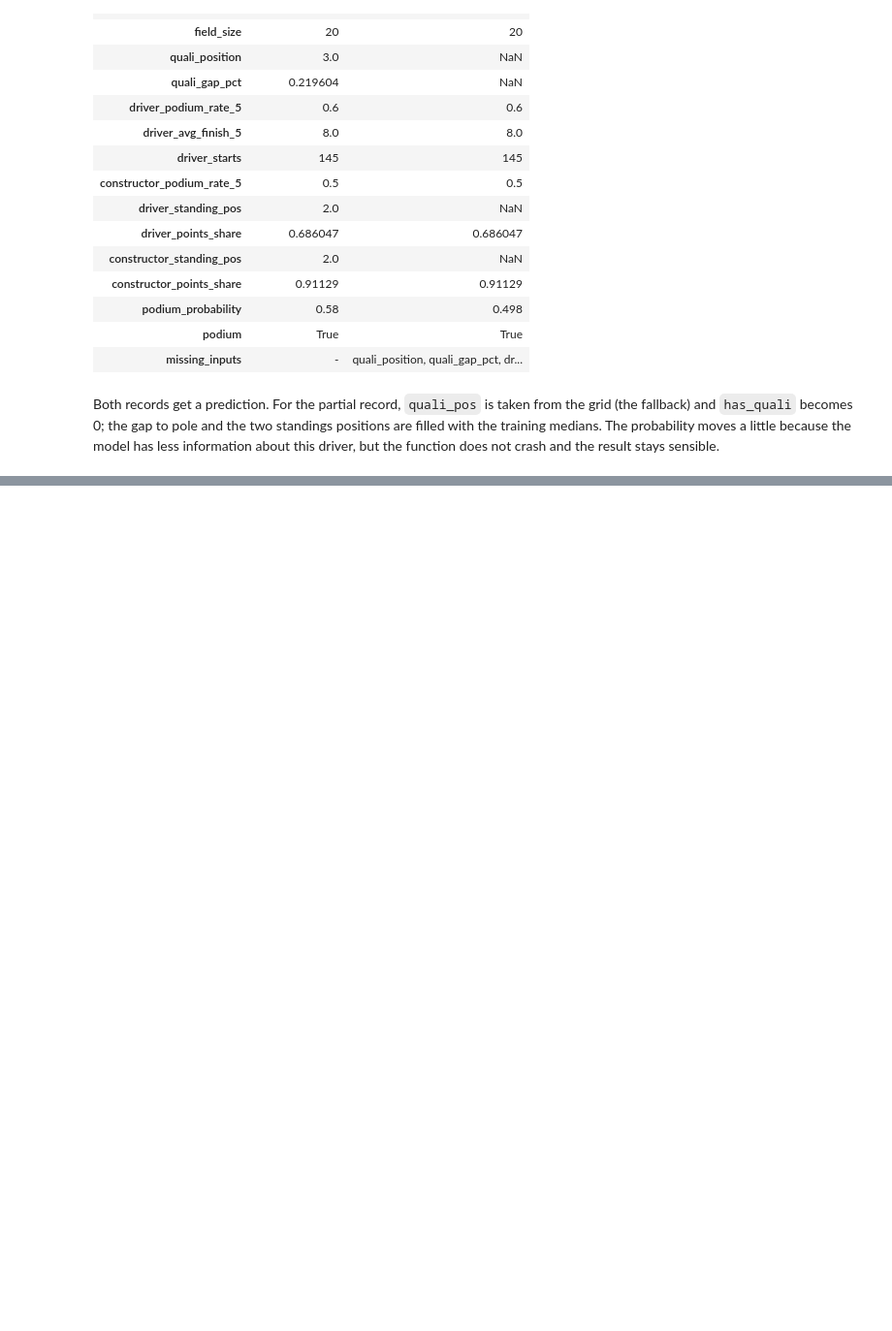
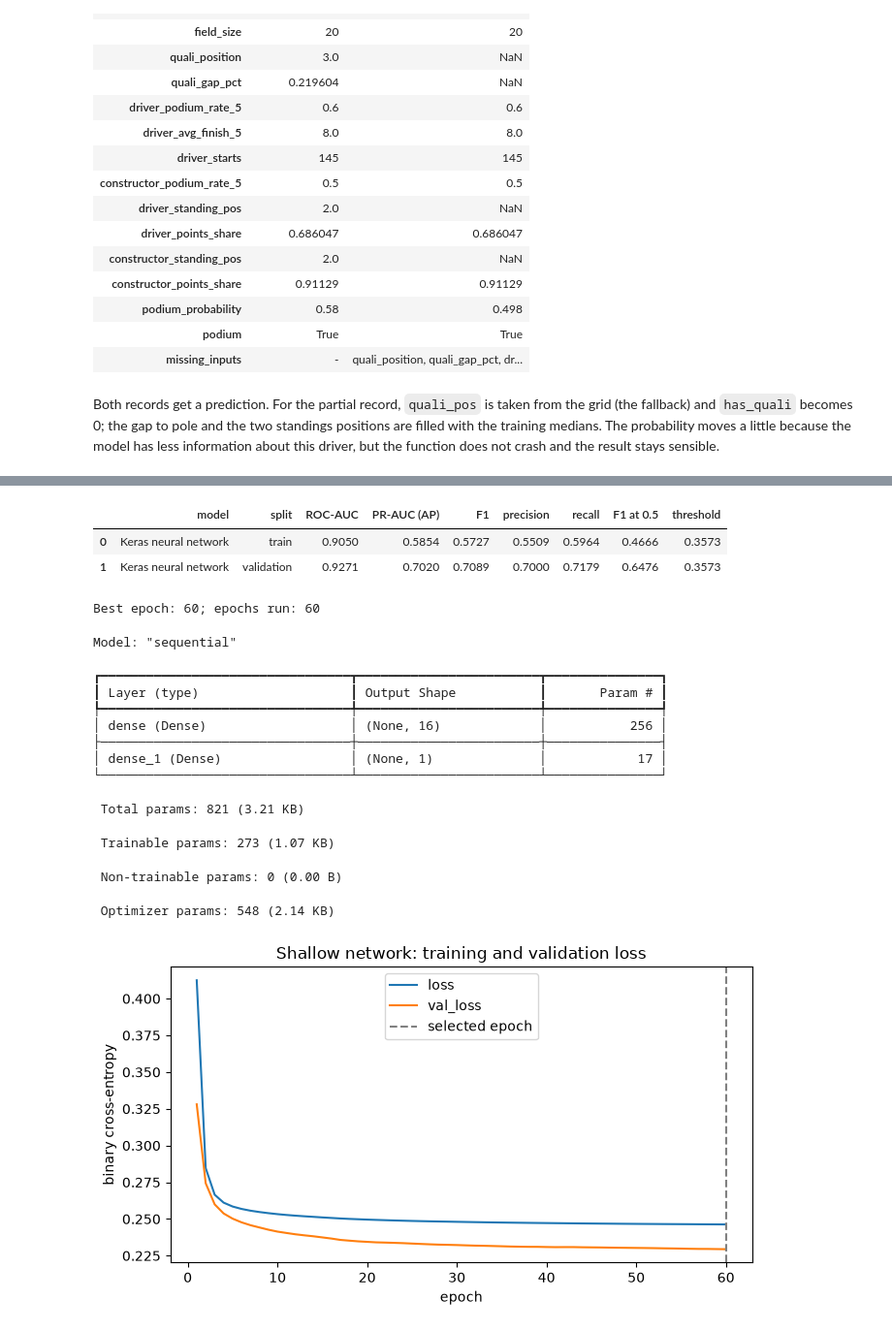
Before and after one commit to mahmoud-hatem-zaky/team47-acl-prodium-prediction, a Jupyter notebook: notebooks/f1-podium-prediction-milestone-1-team-47-notebook.ipynb, the cells around one changed output, grey strips where cells are left out. Shown at 97% size. Drawn from its saved outputs; the diff is of its cells as text; code cells hidden in the pictures; blank space fills up the shorter version.

Commit message:
Member 4 part initial commit

```diff
--- a/notebooks/f1-podium-prediction-milestone-1-team-47-notebook.ipynb
+++ b/notebooks/f1-podium-prediction-milestone-1-team-47-notebook.ipynb
@@ -1209,0 +1473,22 @@ and the result stays sensible.
+# %%
+m4_nn_prep = make_preprocessor().fit(TR[ALL_FEATURES])
+m4_nn_classifier = KerasPodiumClassifier(random_state=M4_SEED)
+m4_nn_classifier.fit(m4_nn_prep.transform(TR[ALL_FEATURES]), TR[TARGET],
+                     validation_data=(m4_nn_prep.transform(VA[ALL_FEATURES]), VA[TARGET]))
+# Both steps are already fitted; assembling them preserves the same prediction interface.
+m4_neural = Pipeline([('prep', m4_nn_prep), ('model', m4_nn_classifier)])
+record_attempt('Keras neural network', m4_neural,
+               '16 ReLU units; sigmoid; Adam 0.001; batch 128; early stopping (patience 5)')
+print(f'Best epoch: {m4_nn_classifier.best_epoch_}; '
+      f'epochs run: {len(m4_nn_classifier.history_["loss"])}')
+m4_nn_classifier.model_.summary()
+
+m4_loss_figure, m4_loss_ax = plt.subplots(figsize=(7, 4))
+pd.DataFrame(m4_nn_classifier.history_, index=np.arange(1, len(m4_nn_classifier.history_['loss']) + 1)).plot(ax=m4_loss_ax)
+m4_loss_ax.axvline(m4_nn_classifier.best_epoch_, color='grey', linestyle='--', label='selected epoch')
+m4_loss_ax.set(xlabel='epoch', ylabel='binary cross-entropy', title='Shallow network: training and validation loss')
+m4_loss_ax.legend()
+m4_loss_figure.tight_layout()
+save_member4_figure(m4_loss_figure, 'neural_learning_curve')
+plt.show()
+# %% [output]
@@ -1209,0 +1496,17 @@ and the result stays sensible.
+|  | model | split | ROC-AUC | PR-AUC (AP) | F1 | precision | recall | F1 at 0.5 | threshold |
+| 0 | Keras neural network | train | 0.9050 | 0.5854 | 0.5727 | 0.5509 | 0.5964 | 0.4666 | 0.3573 |
+| 1 | Keras neural network | validation | 0.9271 | 0.7020 | 0.7089 | 0.7000 | 0.7179 | 0.6476 | 0.3573 |
+Best epoch: 60; epochs run: 60
+Model: "sequential"
+┏━━━━━━━━━━━━━━━━━━━━━━━━━━━━━━━━━┳━━━━━━━━━━━━━━━━━━━━━━━━┳━━━━━━━━━━━━━━━┓
+┃ Layer (type)                    ┃ Output Shape           ┃       Param # ┃
+┡━━━━━━━━━━━━━━━━━━━━━━━━━━━━━━━━━╇━━━━━━━━━━━━━━━━━━━━━━━━╇━━━━━━━━━━━━━━━┩
+│ dense (Dense)                   │ (None, 16)             │           256 │
+├─────────────────────────────────┼────────────────────────┼───────────────┤
+│ dense_1 (Dense)                 │ (None, 1)              │            17 │
+└─────────────────────────────────┴────────────────────────┴───────────────┘
+ Total params: 821 (3.21 KB)
+ Trainable params: 273 (1.07 KB)
+ Non-trainable params: 0 (0.00 B)
+ Optimizer params: 548 (2.14 KB)
+[figure, added]
```
Also changed, not shown: parts of 26 cells of this notebook, 2 other files.
